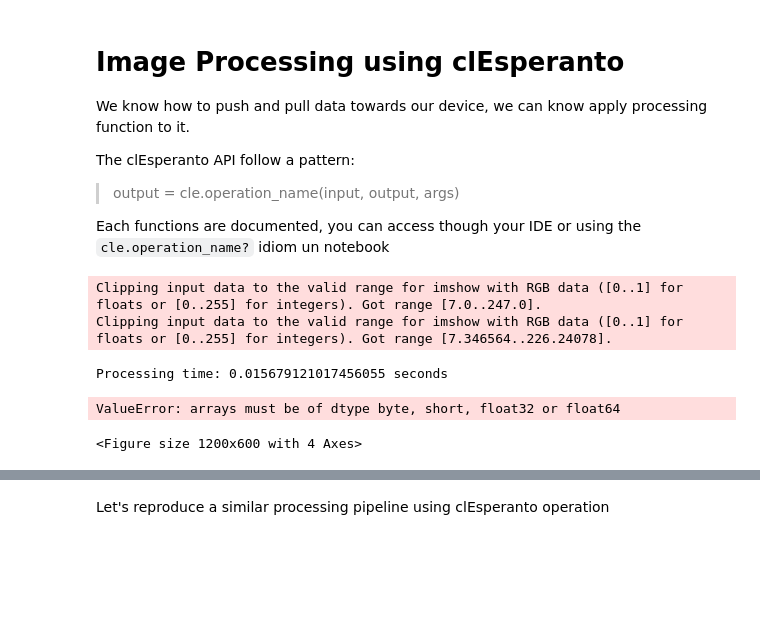
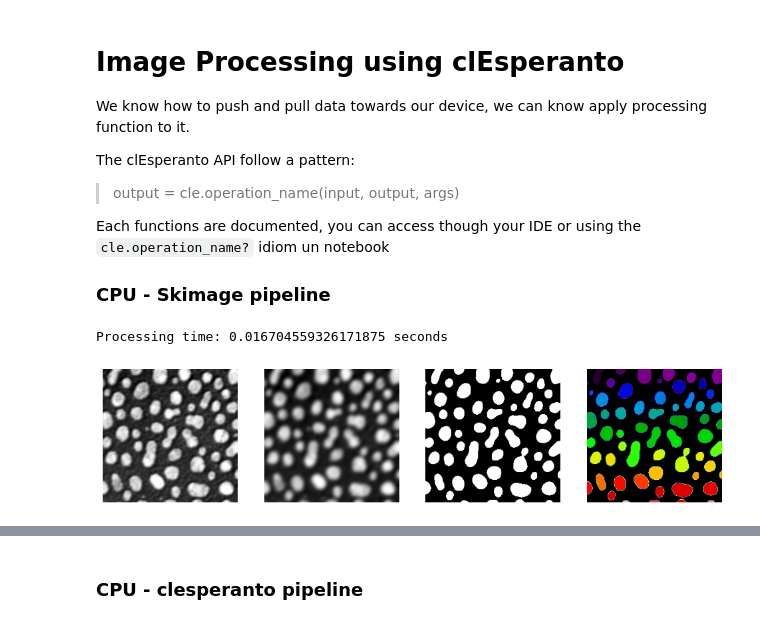
Before and after one commit to Image-Analysis-Hub/Pasteur-BioImage-Analysis-Course-2025, a Jupyter notebook: Analyst/Day5/2_image_processing.ipynb, the cells around one changed output, grey strips where cells are left out. Cells and saved outputs as stored; diff of their text form; code cells hidden in the pictures; blank space fills up the shorter version.

```diff
--- a/Analyst/Day5/2_image_processing.ipynb
+++ b/Analyst/Day5/2_image_processing.ipynb
@@ -15,29 +29,32 @@ The clEsperanto API follow a pattern:
 > output = cle.operation_name(input, output, args)
 
 Each functions are documented, you can access though your IDE or using the `cle.operation_name?` idiom un notebook
+
+### CPU - Skimage pipeline
 # %%
 from skimage.filters import gaussian, threshold_otsu
-from skimage.measure import label, regionprops
+from skimage.measure import label, regionprops_table
 
+image = imread('https://samples.fiji.sc/blobs.png').squeeze()
 start = time.time()
-image = imread("https://imagej.net/ij/images/blobs.gif").squeeze().astype(np.float32)
 blurred_image = gaussian(image, sigma=3)
 binary_image = blurred_image > threshold_otsu(blurred_image)
 labeled_image = label(binary_image)
-props = regionprops(labeled_image)
+props = regionprops_table(labeled_image, intensity_image=image, properties=
+                          ['label', 'area', 'centroid', 'bbox', 'eccentricity', 'solidity', 'orientation', 'major_axis_length', 'minor_axis_length',
+                           'min_intensity', 'max_intensity', 'mean_intensity', 'std_intensity'])
 print(f"Processing time: {time.time() - start} seconds")
 
 fig, axs = plt.subplots(1, 4, figsize=(12, 6))
 axs[0].imshow(image, cmap='gray')
 axs[1].imshow(blurred_image, cmap='gray')
 axs[2].imshow(binary_image, cmap='gray')
 axs[3].imshow(labeled_image, cmap='nipy_spectral')
 for ax in axs:
     ax.axis('off')
 plt.show()
+
+pd.DataFrame(props).head()
 # %% [output]
-Clipping input data to the valid range for imshow with RGB data ([0..1] for floats or [0..255] for integers). Got range [7.0..247.0].
-Clipping input data to the valid range for imshow with RGB data ([0..1] for floats or [0..255] for integers). Got range [7.346564..226.24078].
+Processing time: 0.016704559326171875 seconds
-Processing time: 0.015679121017456055 seconds
-ValueError: arrays must be of dtype byte, short, float32 or float64
-<Figure size 1200x600 with 4 Axes>
+[figure, added]
@@ -44,3 +67,3 @@ ValueError: arrays must be of dtype byte, short, float32 or float64
 # %% [markdown]
-Let's reproduce a similar processing pipeline using clEsperanto operation
+### CPU - clesperanto pipeline
 # %%
```
Also changed, not shown: parts of 4 cells of this notebook, 6 other files.
